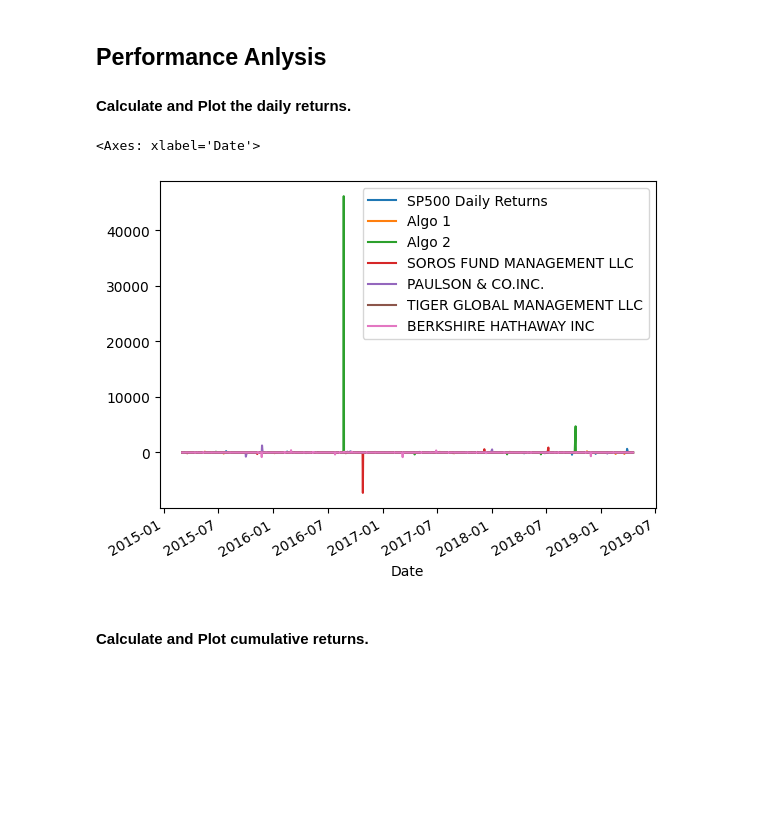
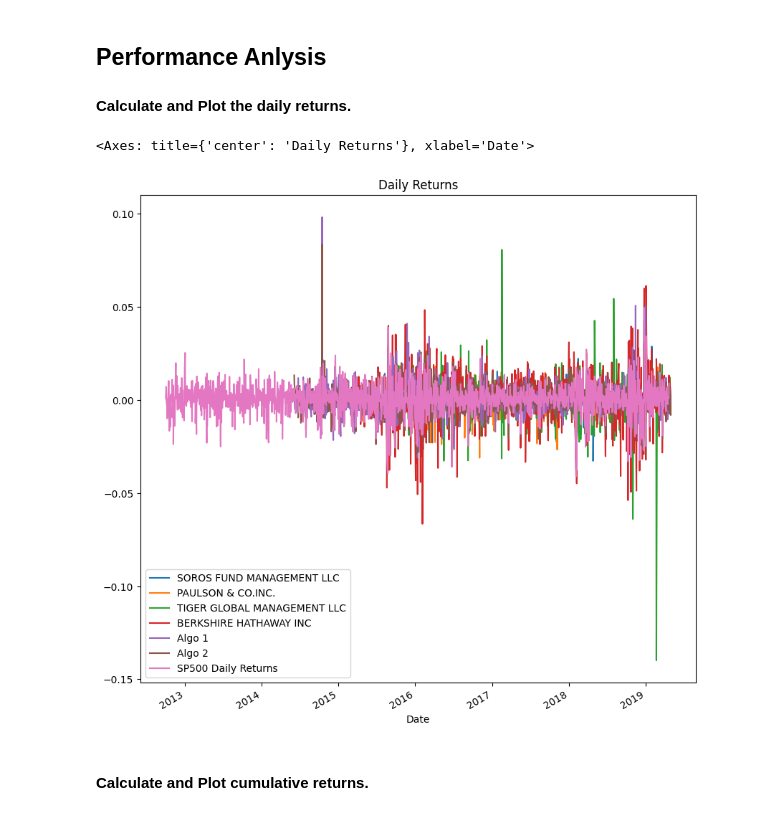
Before and after one commit to bittraidr/Challenge_4, a Jupyter notebook: whale_analysis.ipynb, the cells around one changed output. Cells and saved outputs as stored; diff of their text form; code cells hidden in the pictures; blank space fills up the shorter version.

```diff
--- a/whale_analysis.ipynb
+++ b/whale_analysis.ipynb
@@ -130,7 +133,16 @@ Read the S&P 500 historic closing prices and create a new daily returns DataFram
 # %%
 # Reading S&P 500 Closing Prices
 sp500Csv = 'sp500_history.csv'
+
 sp500_pd = pd.read_csv(sp500Csv, index_col='Date', parse_dates=True, infer_datetime_format=True)
+
+
+sp500_pd.sort_index(inplace=True)
+
+sp500_pd.index.strftime("%Y-%m-%d")
+
+
+
 sp500_pd.head()
 # %% [output]
 |  | Close |
@@ -149,6 +161,10 @@ Close    object
 dtype: object
 # %%
 # Fix Data Types
-sp500_pd['Close'] = sp500_pd['Close'].str.replace('$', '', regex=False)
+sp500_pd["Close"] = sp500_pd["Close"].str.replace("$", "", regex=True)
 
-sp500_pd['Close'] = pd.to_numeric(sp500_pd['Close'])
+# Convert the 'Close' column to int64 data type
+sp500_pd['Close'] = sp500_pd['Close'].astype('float')
+
+# sp500_pd.dtypes
+sp500_pd.head()
@@ -219,7 +220,10 @@ Date
 ## Combine Whale, Algorithmic, and S&P 500 Returns
 # %%
 # Join Whale Returns, Algorithmic Returns, and the S&P 500 Returns into a single DataFrame with columns for each portfolio's returns.
-combined_returns = pd.concat([sp500_daily_col, algo_returns, whale_returns], axis='columns', join='inner')
-combine = combined_returns.dropna()
-print(combine)
+
+combined_returns = pd.concat([whale_returns, algo_returns, sp500_daily], axis=1)
+
+
+# Verify the updated DataFrame
+combined_returns.head()
 # %% [output]
@@ -252,14 +246,10 @@ In this section, you will calculate and visualize performance and risk metrics f
 #### Calculate and Plot the daily returns.
 # %%
 # Plot daily returns of all portfolios
-combined_daily = combine.pct_change()
-combined_daily_drop = combined_daily.dropna()
-combined_daily_drop.head()
-
-combined_daily_drop.plot()
+combined_returns.plot(figsize=(10,10), title="Daily Returns")
 # %% [output]
-<Axes: xlabel='Date'>
+<Axes: title={'center': 'Daily Returns'}, xlabel='Date'>
-[figure, old version]
+[figure, new version]
 # %% [markdown]
 #### Calculate and Plot cumulative returns.
 # %%
```
Also changed, not shown: parts of 16 cells of this notebook.
